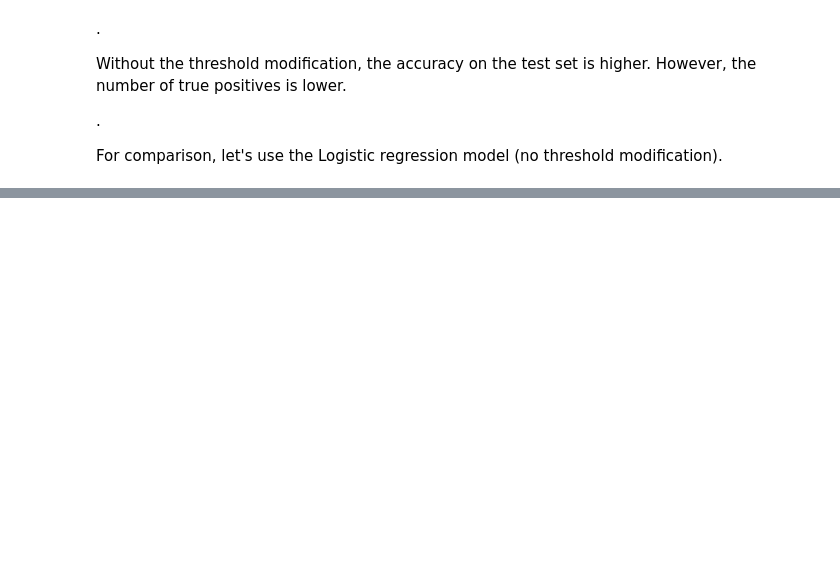
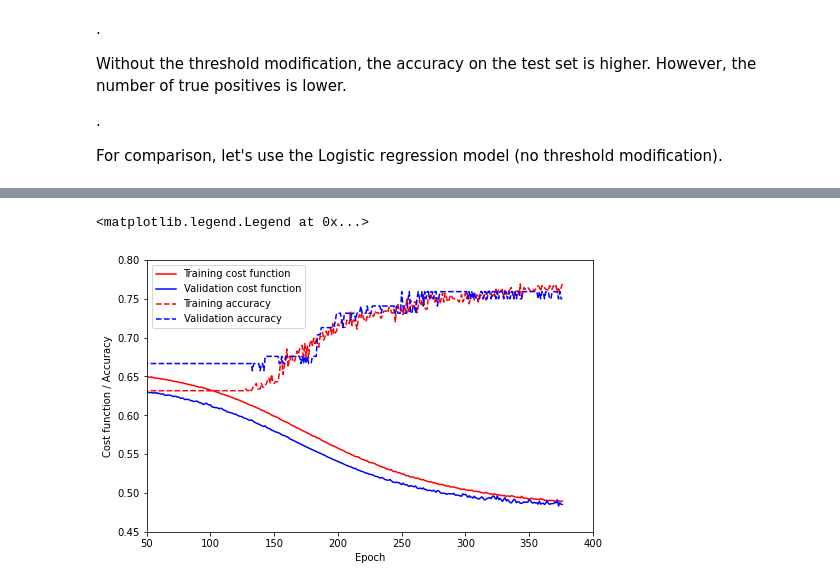
Before and after one commit to SamuComqi92/Neural_Network, a Jupyter notebook: Neural_network2.ipynb, the cells around one changed output, grey strips where cells are left out. Drawn from its saved outputs; the diff is of its cells as text; code cells hidden in the pictures; blank space fills up the shorter version.

```diff
--- a/Neural_network2.ipynb
+++ b/Neural_network2.ipynb
@@ -432,21 +451,4 @@ Now, let's use the whole unbalanced dataset.
 # %%
-#Import data
-data = pd.read_csv("dati2")
-
-#Creation of X and y
-X = data.drop(["Class"],axis=1)
-y = data.Class
-X = np.array(X)
-y = np.array(y)
-
-#Feature scaling
-scaler = MinMaxScaler()
-scaler.fit(X)
-X = scaler.transform(X)
-
-#Training and test set (70-30%)
-X_train, X_test, y_train, y_test = train_test_split(X,y,test_size=0.3,random_state=0)
-
 #Grid search
 hid_layer1 = [2,3,5]
 hid_layer2 = [None, 2,3,5]
@@ -667,0 +707,15 @@ As before, higher accuracy but smaller number of true positives; and finalyzing
+# %%
+#Plot
+plt.figure(figsize=(8,5))
+plt.plot(Run.history["loss"],'-r')
+plt.plot(Run.history["val_loss"],"-b")
+plt.plot(Run.history["accuracy"],'--r')
+plt.plot(Run.history["val_accuracy"],"--b")
+plt.xlim([50,400])
+plt.ylim([0.45,0.80])
+plt.xlabel("Epoch")
+plt.ylabel("Cost function / Accuracy")
+plt.legend(["Training cost function","Validation cost function","Training accuracy","Validation accuracy"])
+# %% [output]
+<matplotlib.legend.Legend at 0x...>
+[figure, added]
```
Also changed, not shown: parts of 12 cells of this notebook.
